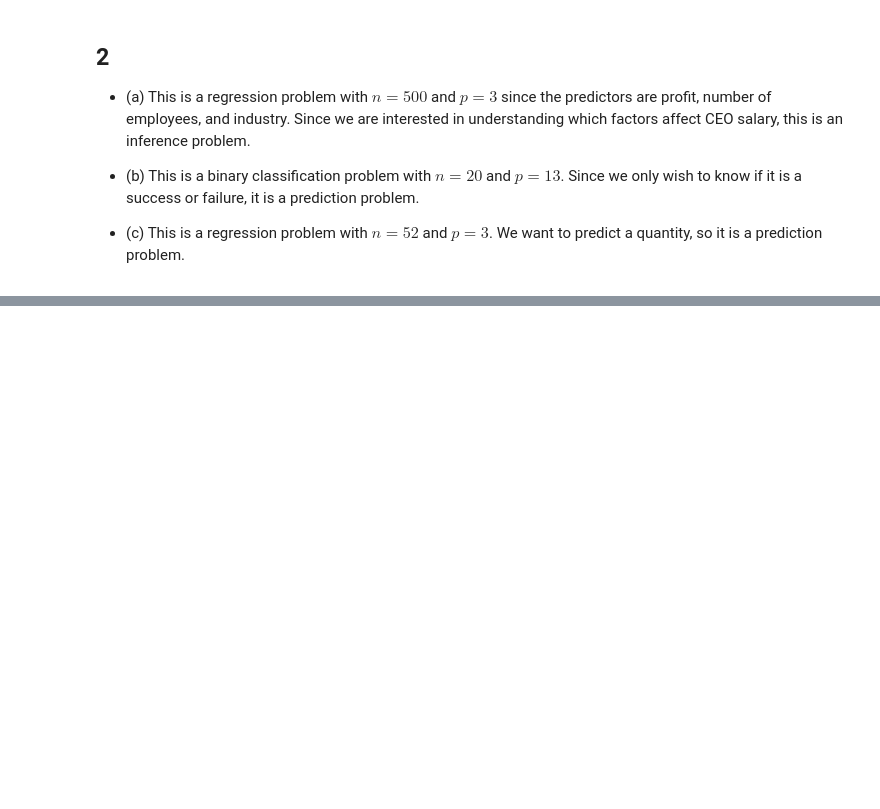
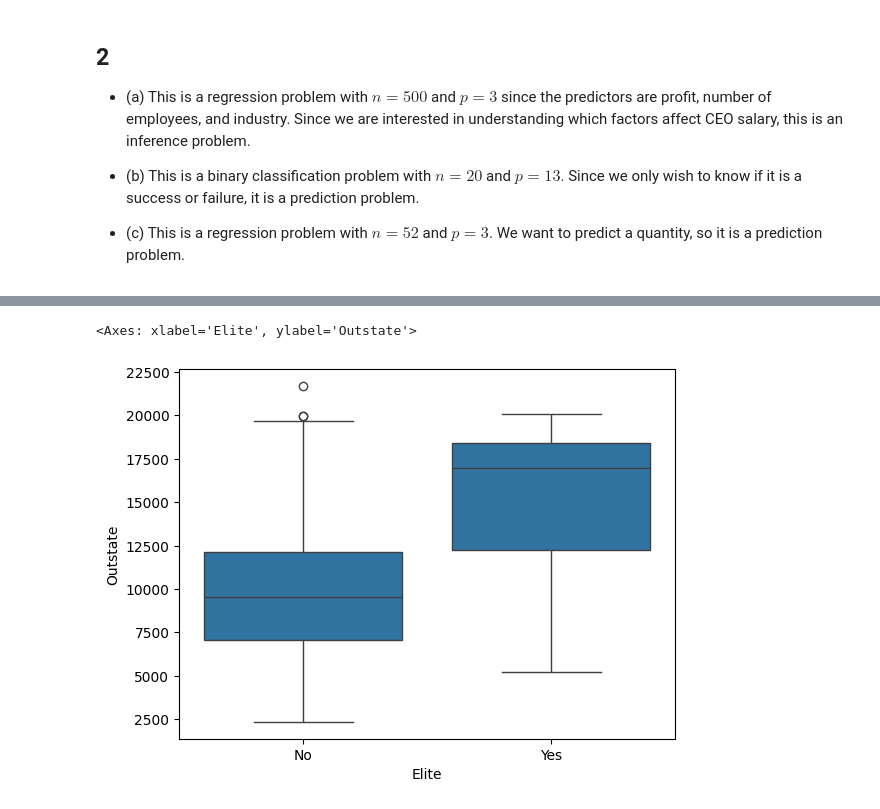
Before and after one commit to Squirrelcoding/ISLP, a Jupyter notebook: ISLP_Lab_1.ipynb, the cells around one changed output, grey strips where cells are left out. Cells and saved outputs as stored; diff of their text form; code cells hidden in the pictures; blank space fills up the shorter version.

```diff
--- a/ISLP_Lab_1.ipynb
+++ b/ISLP_Lab_1.ipynb
@@ -75,0 +254,8 @@ ax.imshow(f)
+# %%
+college.loc[college['Top10perc'] > 50, 'Elite'] = 'Yes'
+college['Elite'] = college['Elite'].fillna('No')
+# %%
+sns.boxplot(x='Elite', y='Outstate', data=college)
+# %% [output]
+<Axes: xlabel='Elite', ylabel='Outstate'>
+[figure, added]
```
Also changed, not shown: parts of 34 cells of this notebook.
